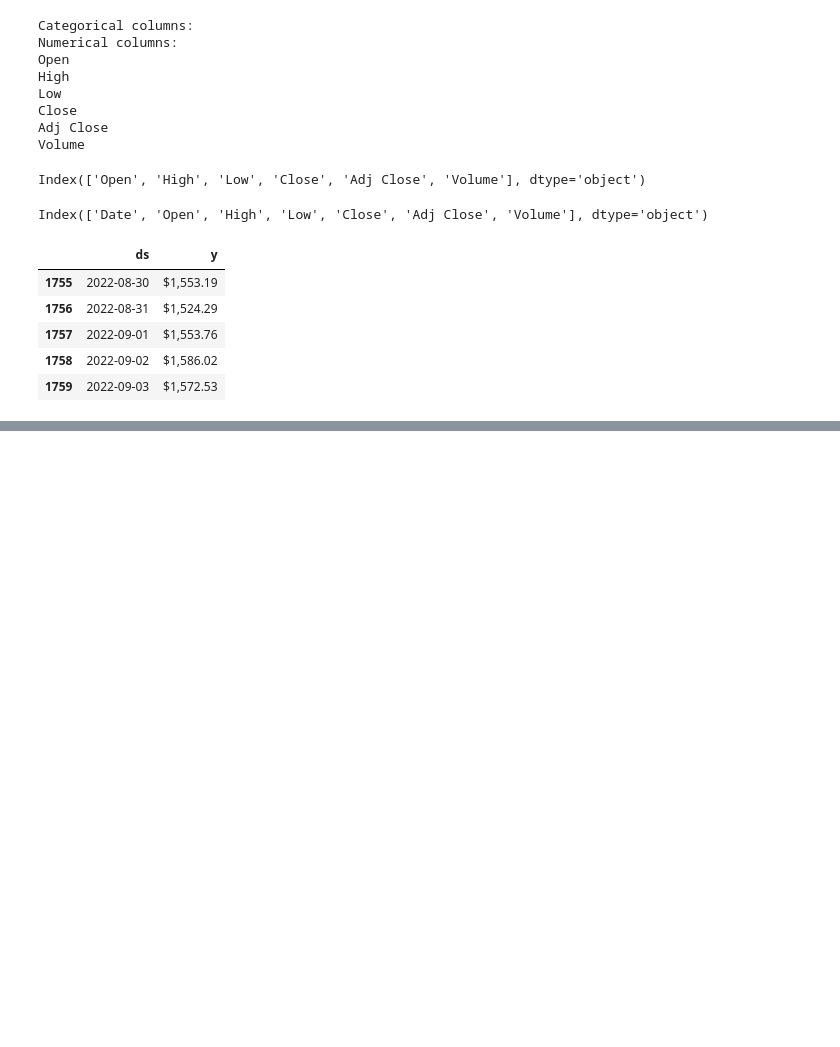
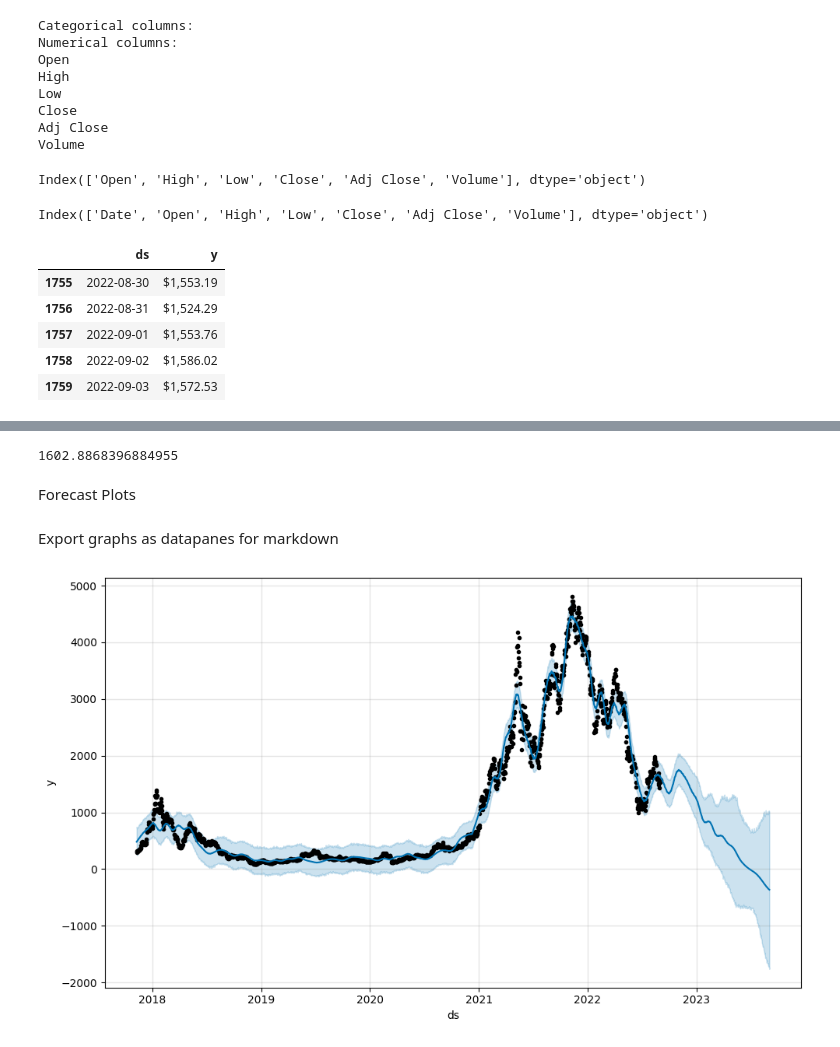
Before and after one commit to aerodromic/ETHPricePrediction, a Jupyter notebook: ethPredication.ipynb, the cells around one changed output, grey strips where cells are left out. Saved outputs shown, nothing was run; the diff lists cells and outputs as text; code cells hidden in the pictures; blank space fills up the shorter version.

```diff
--- a/ethPredication.ipynb
+++ b/ethPredication.ipynb
@@ -150,0 +157,3 @@ fig.show()
+# %%
+m = Prophet(seasonality_mode='multiplicative')
+m.fit(df)
@@ -150,0 +164,3 @@ fig.show()
+# %%
+future = m.make_future_dataframe(periods = 365)
+future.tail()
@@ -150,0 +174,3 @@ fig.show()
+# %%
+forecast = m.predict(future)
+forecast[['ds', 'yhat', 'yhat_lower', 'yhat_upper']].tail()
@@ -150,0 +184,8 @@ fig.show()
+# %%
+# Get prediction for next day
+next_day = (datetime.today() + timedelta(days=1)).strftime('%Y-%m-%d')
+forecast[forecast['ds'] == next_day]['yhat'].item()
+# %% [output]
+1602.8868396884955
+# %% [markdown]
+Forecast Plots
@@ -150,0 +196,8 @@ fig.show()
+# %% [markdown]
+Export graphs as datapanes for markdown
+# %%
+#Export as svg
+simplefig = m.plot(forecast)
+simplefig.savefig('prophetplot.svg')
+# %% [output]
+[figure, added]
```
Also changed, not shown: parts of 10 cells of this notebook, 2 other files.
